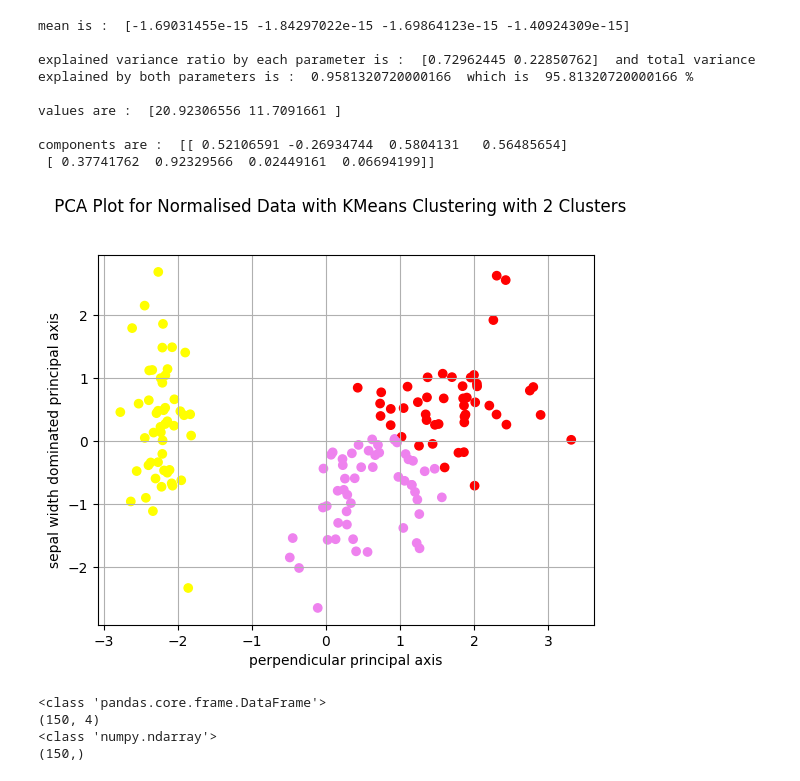
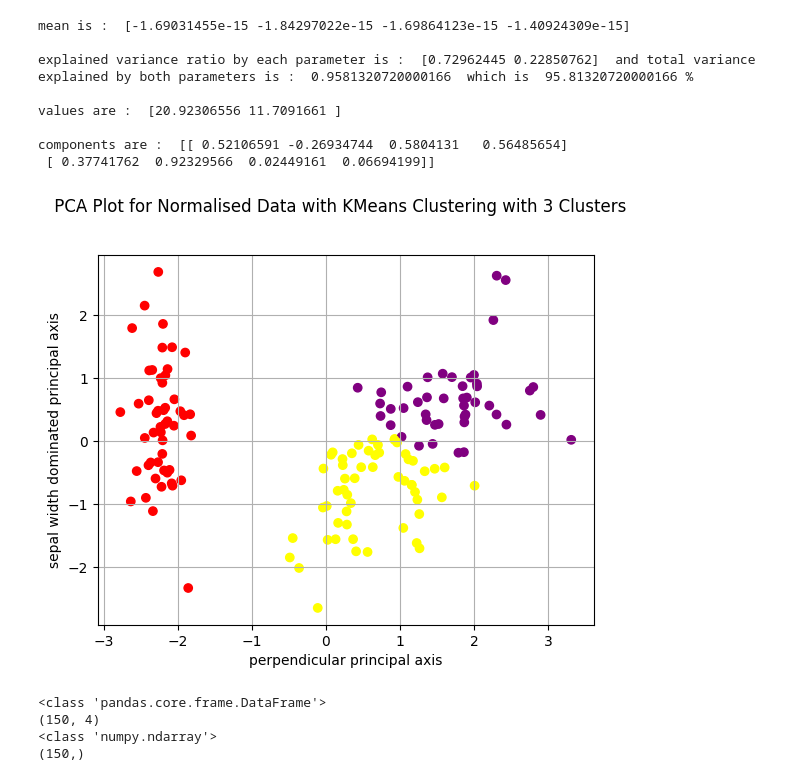
Before and after one commit to ASTR154/clustering, a Jupyter notebook: clustering.ipynb, the cells around one changed output. Drawn from its saved outputs; the diff is of its cells as text; code cells hidden in the pictures.

```diff
--- a/clustering.ipynb
+++ b/clustering.ipynb
@@ -242,28 +242,28 @@ components are :  [[ 0.52106591 -0.26934744  0.5804131   0.56485654]
 # %%
 kmeans_pca = KMeans( n_clusters = 3, n_init = 10 , max_iter = 500)
 checker_pca = kmeans_pca.fit_predict(X_st)
 
 #hue = ['red' if i==0, 'yellow' elif i==1, 'purple' else if i==2 for i in checker_pca]
 
 #for i in checker_pca:
  #   if i==0:
   #      hue = "red"
    # elif i==1:
     #    hue = "yellow"
     #else:
      #   hue = "purple"
 
-#colours = ['yellow' if c == 1 else
-#    'red' if c == 0 else 'violet' for c in checker_pca]
+colours = ['red' if c ==0 else 'yellow' if c == 1 else 'purple' for c in checker_pca]
+
 
 plt.figure()
 plt.scatter(X_st[:,0], X_st[:,1], c = colours)
 plt.grid(True)
 
-plt.suptitle(" PCA Plot for Normalised Data with KMeans Clustering with 2 Clusters", y =1.)
+plt.suptitle(" PCA Plot for Normalised Data with KMeans Clustering with 3 Clusters", y =1.)
 plt.ylabel("sepal width dominated principal axis")
 plt.xlabel("perpendicular principal axis")
 plt.show()
 # %% [output]
-[figure, old version]
+[figure, new version]
 # %%
```
Also changed, not shown: parts of 15 cells of this notebook.
